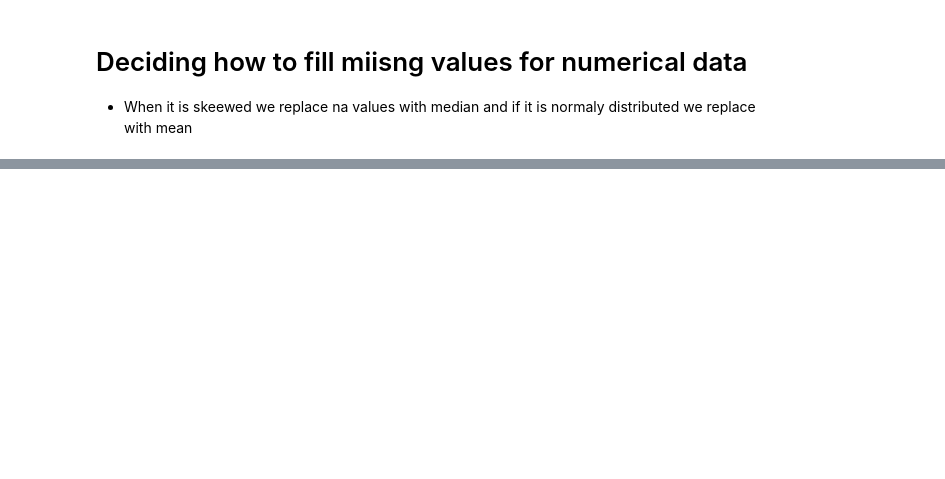
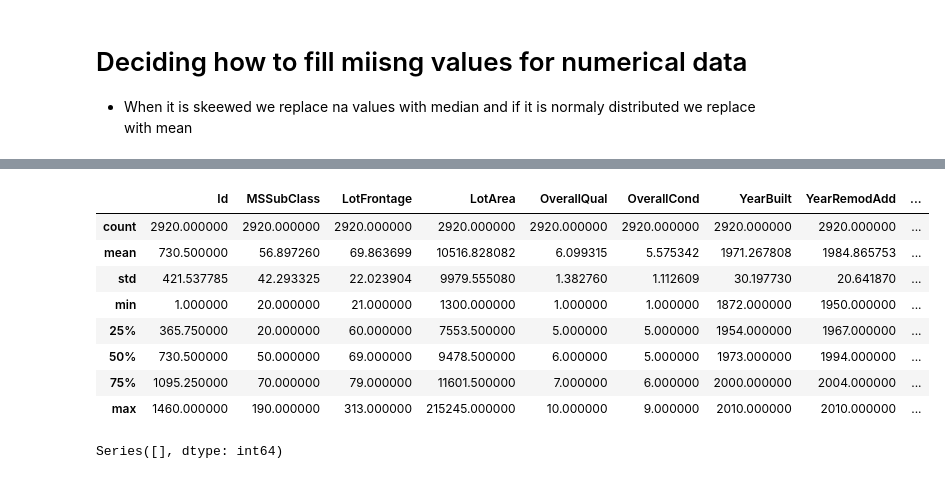
Before and after one commit to Angela-Mukulu-Mwanzia/Phase_3_House-Prices_Feature_engineering, a Jupyter notebook: Notebook/Angela_index.ipynb, the cells around one changed output, grey strips where cells are left out. Saved outputs shown, nothing was run; the diff lists cells and outputs as text; code cells hidden in the pictures; blank space fills up the shorter version.

```diff
--- a/Notebook/Angela_index.ipynb
+++ b/Notebook/Angela_index.ipynb
@@ -161,3 +238,20 @@ for column in house_sales_cleaned.columns:
             house_sales_cleaned[column].fillna(house_sales_cleaned[column].mode()[0], inplace=True)
      else:  # Numerical columns
            house_sales_cleaned[column].fillna(house_sales_cleaned[column].median(), inplace=True)
+# %%
+house_sales_cleaned.describe()
+# %% [output]
+|  | Id | MSSubClass | LotFrontage | LotArea | OverallQual | OverallCond | YearBuilt | YearRemodAdd | ... |
+| count | 2920.000000 | 2920.000000 | 2920.000000 | 2920.000000 | 2920.000000 | 2920.000000 | 2920.000000 | 2920.000000 | ... |
+| mean | 730.500000 | 56.897260 | 69.863699 | 10516.828082 | 6.099315 | 5.575342 | 1971.267808 | 1984.865753 | ... |
+| std | 421.537785 | 42.293325 | 22.023904 | 9979.555080 | 1.382760 | 1.112609 | 30.197730 | 20.641870 | ... |
+| min | 1.000000 | 20.000000 | 21.000000 | 1300.000000 | 1.000000 | 1.000000 | 1872.000000 | 1950.000000 | ... |
+| 25% | 365.750000 | 20.000000 | 60.000000 | 7553.500000 | 5.000000 | 5.000000 | 1954.000000 | 1967.000000 | ... |
+| 50% | 730.500000 | 50.000000 | 69.000000 | 9478.500000 | 6.000000 | 5.000000 | 1973.000000 | 1994.000000 | ... |
+| 75% | 1095.250000 | 70.000000 | 79.000000 | 11601.500000 | 7.000000 | 6.000000 | 2000.000000 | 2004.000000 | ... |
+| max | 1460.000000 | 190.000000 | 313.000000 | 215245.000000 | 10.000000 | 9.000000 | 2010.000000 | 2010.000000 | ... |
+# %%
+missing_summary = house_sales_cleaned.isnull().sum()
+print(missing_summary[missing_summary > 0])
+# %% [output]
+Series([], dtype: int64)
```
Also changed, not shown: parts of 19 cells of this notebook, 1 other file.
